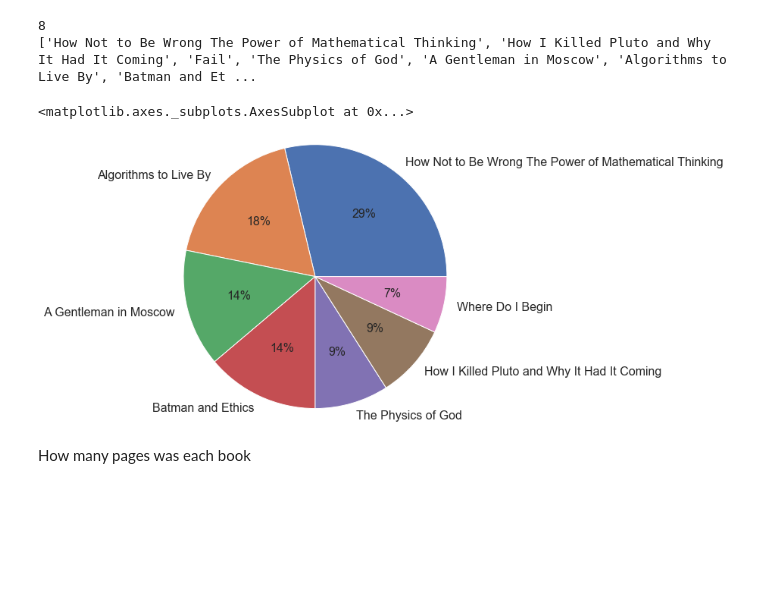
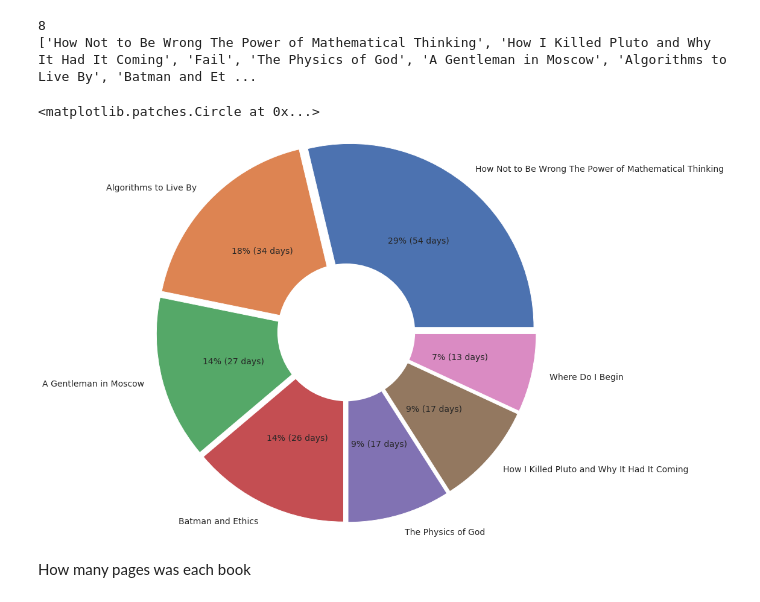
Before and after one commit to ksooklall/medium, a Jupyter notebook: Reading_and_Data_Science.ipynb, the cells around one changed output. Drawn from its saved outputs; the diff is of its cells as text; code cells hidden in the pictures; blank space fills up the shorter version.

```diff
--- a/Reading_and_Data_Science.ipynb
+++ b/Reading_and_Data_Science.ipynb
@@ -33,11 +33,17 @@ print(books)
 # %% [output]
 8
 ['How Not to Be Wrong The Power of Mathematical Thinking', 'How I Killed Pluto and Why It Had It Coming', 'Fail', 'The Physics of God', 'A Gentleman in Moscow', 'Algorithms to Live By', 'Batman and Et ...
-# %%
-book_df['book'].value_counts().plot.pie(autopct='%1.0f%%', radius=2, fontsize=16)
-# %% [output]
-<matplotlib.axes._subplots.AxesSubplot at 0x...>
-[figure, removed]
+# %%
+explode = [0.07] * 7
+ax = book_df['book'].value_counts().plot.pie(autopct=lambda x: '{:.0f}% ({:.0f} days)'.format(x, x * 188/100), radius=2, fontsize=14, figsize=(7, 7), explode=explode)
+
+
+centre_circle = plt.Circle((0,0),0.75,color='black', fc='white',linewidth=0)
+fig = plt.gcf()
+fig.gca().add_artist(centre_circle)
+# %% [output]
+<matplotlib.patches.Circle at 0x...>
+[figure, added]
 # %% [markdown]
 How many pages was each book
 # %%
```
Also changed, not shown: parts of 13 cells of this notebook, 1 other file.
